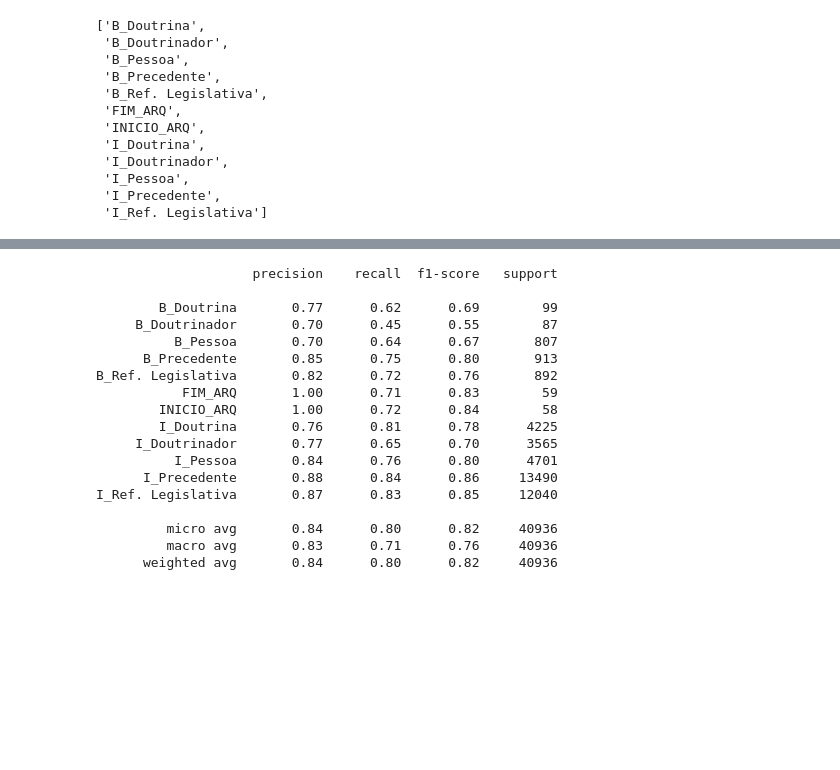
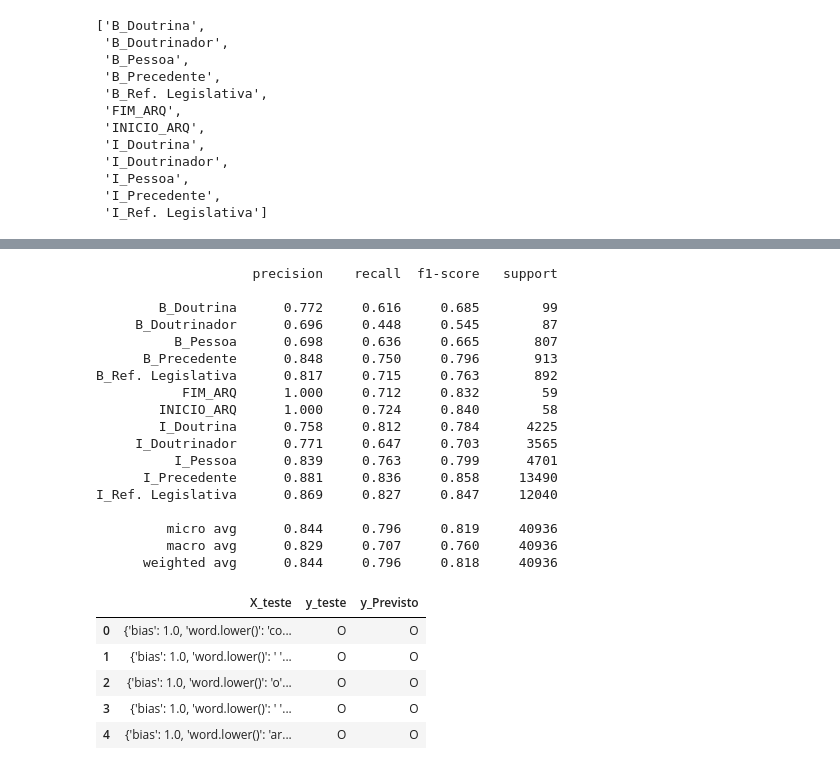
Before and after one commit to felipeasilva1/doccano, a Jupyter notebook: ncdj-tools/export_utility/Concatenar arquivos.ipynb, the cells around one changed output, grey strips where cells are left out. Drawn from its saved outputs; the diff is of its cells as text; code cells hidden in the pictures; blank space fills up the shorter version.

```diff
--- a/ncdj-tools/export_utility/Concatenar arquivos.ipynb
+++ b/ncdj-tools/export_utility/Concatenar arquivos.ipynb
@@ -275,22 +265,39 @@ metrics.flat_f1_score(y_test, y_pred, average='weighted', labels=new_classes)
 # %%
-y_pred = crf.predict(X_test)
-print(metrics.flat_classification_report(y_test, y_pred, labels = new_classes))
+print(metrics.flat_classification_report(y_test, y_pred, labels = new_classes, digits=3))
 # %% [output]
                     precision    recall  f1-score   support
 
-        B_Doutrina       0.77      0.62      0.69        99
-     B_Doutrinador       0.70      0.45      0.55        87
-          B_Pessoa       0.70      0.64      0.67       807
-      B_Precedente       0.85      0.75      0.80       913
-B_Ref. Legislativa       0.82      0.72      0.76       892
-           FIM_ARQ       1.00      0.71      0.83        59
-        INICIO_ARQ       1.00      0.72      0.84        58
-        I_Doutrina       0.76      0.81      0.78      4225
-     I_Doutrinador       0.77      0.65      0.70      3565
-          I_Pessoa       0.84      0.76      0.80      4701
-      I_Precedente       0.88      0.84      0.86     13490
-I_Ref. Legislativa       0.87      0.83      0.85     12040
+        B_Doutrina      0.772     0.616     0.685        99
+     B_Doutrinador      0.696     0.448     0.545        87
+          B_Pessoa      0.698     0.636     0.665       807
+      B_Precedente      0.848     0.750     0.796       913
+B_Ref. Legislativa      0.817     0.715     0.763       892
+           FIM_ARQ      1.000     0.712     0.832        59
+        INICIO_ARQ      1.000     0.724     0.840        58
+        I_Doutrina      0.758     0.812     0.784      4225
+     I_Doutrinador      0.771     0.647     0.703      3565
+          I_Pessoa      0.839     0.763     0.799      4701
+      I_Precedente      0.881     0.836     0.858     13490
+I_Ref. Legislativa      0.869     0.827     0.847     12040
 
-         micro avg       0.84      0.80      0.82     40936
-         macro avg       0.83      0.71      0.76     40936
-      weighted avg       0.84      0.80      0.82     40936
+         micro avg      0.844     0.796     0.819     40936
+         macro avg      0.829     0.707     0.760     40936
+      weighted avg      0.844     0.796     0.818     40936
+# %%
+result = []
+for i in range(len(y_test)):
+    df = pd.DataFrame(zip(X_train[i], y_test[i], y_pred[i]))
+    result.append(df)
+
+result = pd.concat(result)
+result.reset_index(inplace=True, drop=True)
+# %%
+result.columns = ['X_teste','y_teste', 'y_Previsto']
+result.head()
+# %% [output]
+|  | X_teste | y_teste | y_Previsto |
+| 0 | {'bias': 1.0, 'word.lower()': 'co... | O | O |
+| 1 | {'bias': 1.0, 'word.lower()': ' '... | O | O |
+| 2 | {'bias': 1.0, 'word.lower()': 'o'... | O | O |
+| 3 | {'bias': 1.0, 'word.lower()': ' '... | O | O |
+| 4 | {'bias': 1.0, 'word.lower()': 'ar... | O | O |
```
Also changed, not shown: parts of 9 cells of this notebook.
